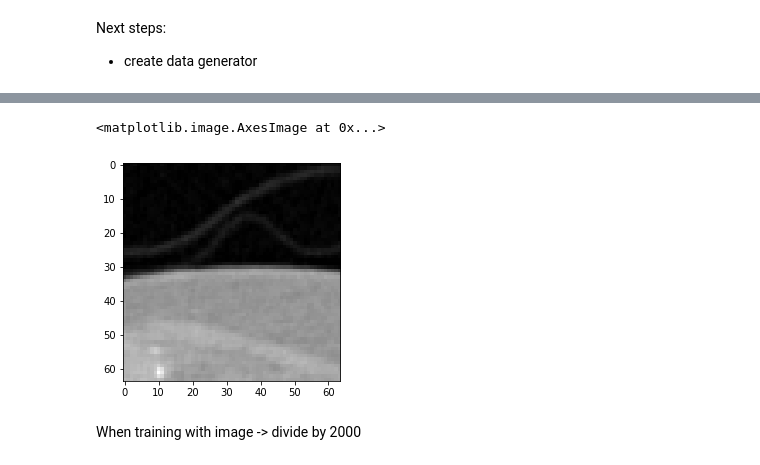
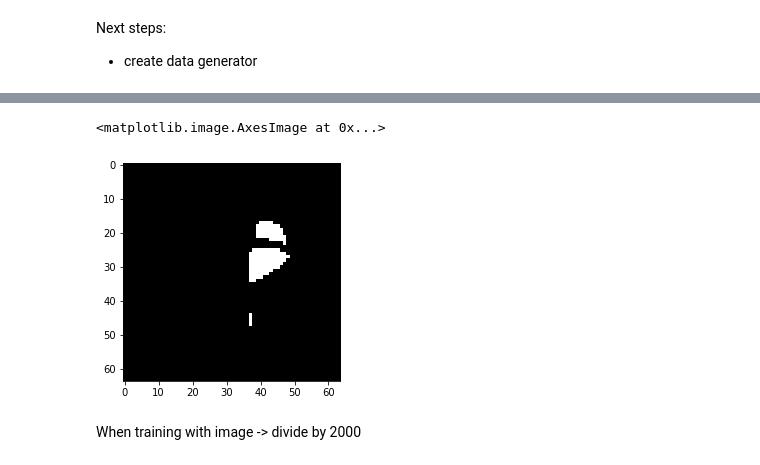
Before and after one commit to jtabalon/airway_seg, a Jupyter notebook: fit_one_image.ipynb, the cells around one changed output, grey strips where cells are left out. Drawn from its saved outputs; the diff is of its cells as text; code cells hidden in the pictures.

Commit message:
add data generator... this was long lol

```diff
--- a/fit_one_image.ipynb
+++ b/fit_one_image.ipynb
@@ -22,3 +24,15 @@ test_mask = np.expand_dims(np.expand_dims(mask, -1), 0)
 print(img.shape, mask.shape, type(img), type(mask))
 # %% [output]
 (512, 512, 662) (512, 512, 662) <class 'numpy.ndarray'> <class 'numpy.memmap'>
+# %%
+data_dir = "/home/jtabalon/airway_seg_data/train"
+patient_id = "10004O"
+img_dir = data_dir + "/ct/ct_patients" + str(patient_id) + ".nii"
+mask_dir = data_dir + "/labels/aw_" + str(patient_id) + ".nii"
+
+testdir_img = nib.load(ct_path).get_fdata() / 2000.
+testdir_mask = nib.load(aw_path).get_fdata()
+traindir_img = nib.load(img_dir).get_fdata() / 2000.
+traindir_mask = nib.load(mask_dir).get_fdata()
+
+print((testdir_img == traindir_img), (testdir_mask == traindir_mask))
@@ -89,16 +121,16 @@ print(voxel_coordinates)
 
 # Extract 64x64x64 patch
 
-img = test_img[:, (random_row-32):(random_row+32), \
+img_change = test_img[:, (random_row-32):(random_row+32), \
                   (random_column-32):(random_column+32), \
                   (random_slice-32):(random_slice+32), :]
 
-label = test_mask[:, (random_row-32):(random_row+32), \
+label_change = test_mask[:, (random_row-32):(random_row+32), \
                   (random_column-32):(random_column+32), \
                   (random_slice-32):(random_slice+32), :]
 
 
-print(img.shape, label.shape)
+#print(img.shape, label.shape)
 # %% [output]
 257
 102
@@ -126,7 +157,8 @@ plt.hist(label.flatten())
  <BarContainer object of 10 artists>)
 [figure]
 # %%
-ids = "10004O"
-data_dir = "/home/jtabalon/airway_seg_data"
-img_dir = os.path.join(data_dir, r'train/ct/ct_patient' + str(ids) + '.nii')
-img_dir
+# ids = ["10004O"]
+ids = ["10004O", "10055F"]
+data_dir = "/home/jtabalon/airway_seg_data/train"
+#img_dir = os.path.join(data_dir, r'train/ct/ct_patient' + str(ids[0]) + '.nii')
+#img_dir
@@ -334,8 +624,8 @@ ________________________________________________________________________________
-# %%
-plt.imshow(test_img[:,(107-32):(107+32),(305-32):(305+32),(411-32):(411+32),:][0,:,:,32,0], cmap = "gray")
-# %% [output]
-<matplotlib.image.AxesImage at 0x...>
-[figure, removed]
+# %%
+plt.imshow(final_patch_mask[0,:,:,52,0] , cmap = "gray")
+# %% [output]
+<matplotlib.image.AxesImage at 0x...>
+[figure, added]
 # %%
 # test_image_slices = test_img[:,(107-32):(107+32),(305-32):(305+32),(411-32):(411+32),:][0,:,:,32,0]
 # test_mask_slices = test_mask[:,(107-32):(107+32),(305-32):(305+32),(411-32):(411+32),:]
```
Also changed, not shown: parts of 24 cells of this notebook.
